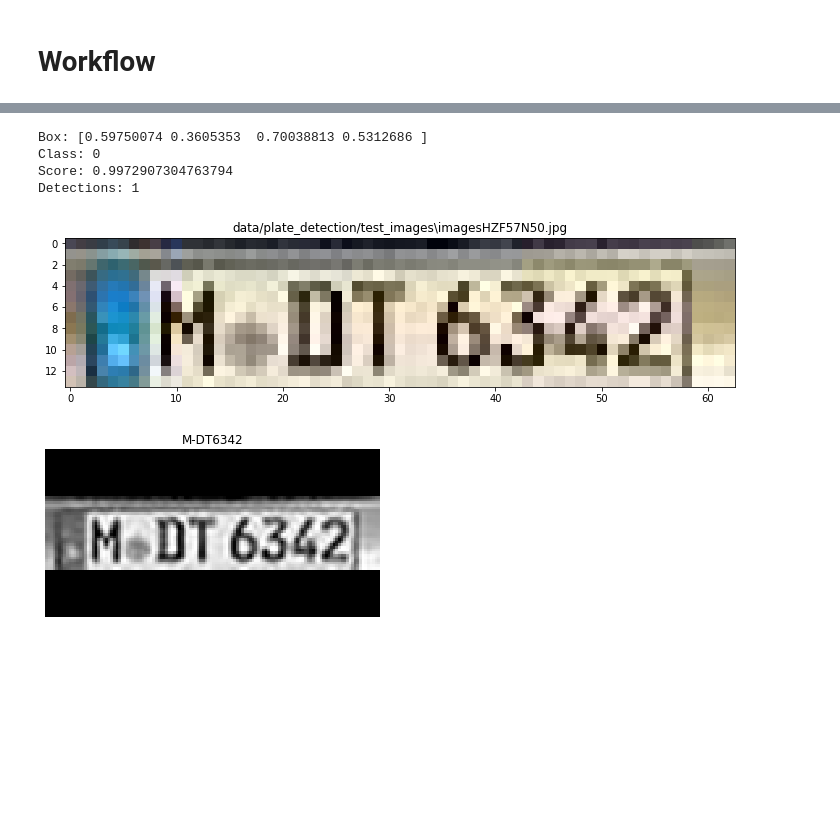
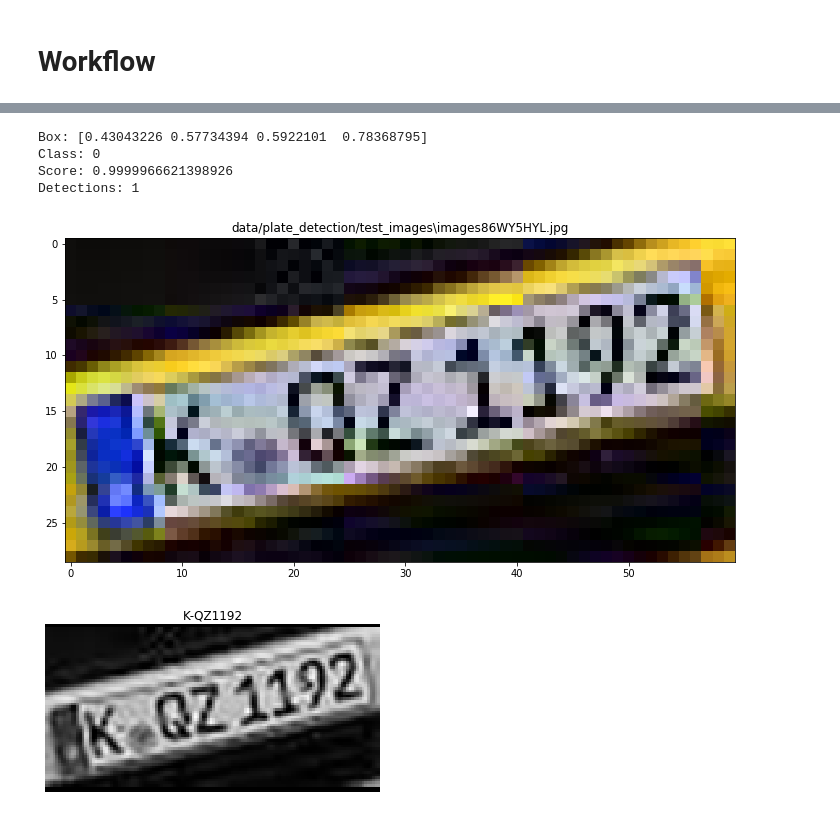
Before and after one commit to aboerzel/German_License_Plate_Recognition, a Jupyter notebook: 5_License_Recognition_Workflow.ipynb, the cells around one changed output, grey strips where cells are left out. Saved outputs shown, nothing was run; the diff lists cells and outputs as text; code cells hidden in the pictures; blank space fills up the shorter version.

Commit message:
feat: jupyter notebook to explain the complete plate detection and license recognition workflow

```diff
--- a/5_License_Recognition_Workflow.ipynb
+++ b/5_License_Recognition_Workflow.ipynb
@@ -88,5 +75,5 @@ Test images:
 # %%
-IMG_INDEX = 4
+IMG_INDEX = 13
 
 image_path = TEST_IMAGE_PATHS[IMG_INDEX]
 
@@ -132,42 +119,45 @@ detection_box = np.squeeze(interpreter.tensor(output_details[0]['index'])())
 print("Box: {}".format(detection_box))
 
 detection_class = np.squeeze(interpreter.tensor(output_details[1]['index'])()).astype(np.uint8)
 print("Class: {}".format(detection_class))
 
 detection_score = np.squeeze(interpreter.tensor(output_details[2]['index'])())
 print("Score: {}".format(detection_score))
 
 num_detections = np.squeeze(interpreter.tensor(output_details[3]['index'])()).astype(int)
 print("Detections: {}".format(num_detections))
 
-if num_detections > 0 and detection_score > 0.9:
+if num_detections > 0 and detection_score > 0.5:
     image_np = load_image_into_numpy_array(image)
     ymin, xmin, ymax, xmax = detection_box
 
     #vis_util.draw_bounding_box_on_image_array(image_np, ymin, xmin, ymax, xmax, color='red', thickness=1)
 
     x1 = int(xmin * image_np.shape[1])
     x2 = int(xmax * image_np.shape[1])
     y1 = int(ymin * image_np.shape[0])
     y2 = int(ymax * image_np.shape[0])
 
     plate_img = image_np[y1:y2, x1:x2]
 
     plt.figure(figsize=(12, 12))
     plt.title(image_path)
     plt.imshow(plate_img)
     plt.show()
 # %% [output]
-Box: [0.59750074 0.3605353  0.70038813 0.5312686 ]
+Box: [0.43043226 0.57734394 0.5922101  0.78368795]
 Class: 0
-Score: 0.9972907304763794
+Score: 0.9999966621398926
 Detections: 1
-[figure, old version]
+[figure, new version]
 # %%
 from tensorflow_core.lite.python.interpreter import Interpreter
 from config.license_recognition import config
 from label_codec import LabelCodec
 from utils.preprocessing import AspectAwarePreprocessor
+
+if not 'plate_img' in locals():
+    raise SystemError("plate_image not defined!")
 
 preprocessor = AspectAwarePreprocessor(config.IMAGE_WIDTH, config.IMAGE_HEIGHT)
 
@@ -195,4 +185,4 @@ plt.title(label)
 plt.imshow(image[:, :, 0].T, cmap='gray')
 plt.show()
 # %% [output]
-[figure, old version]
+[figure, new version]
```
Also changed, not shown: parts of 3 cells of this notebook.
